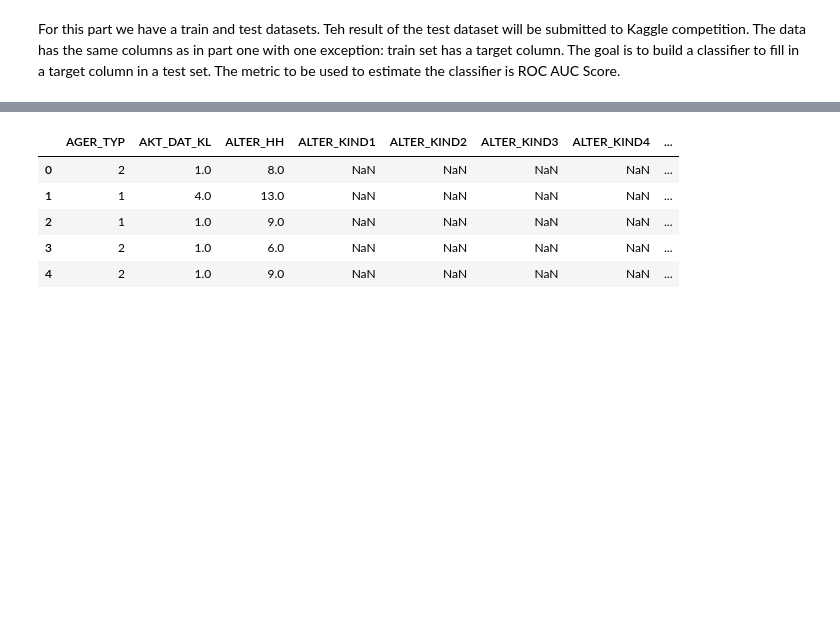
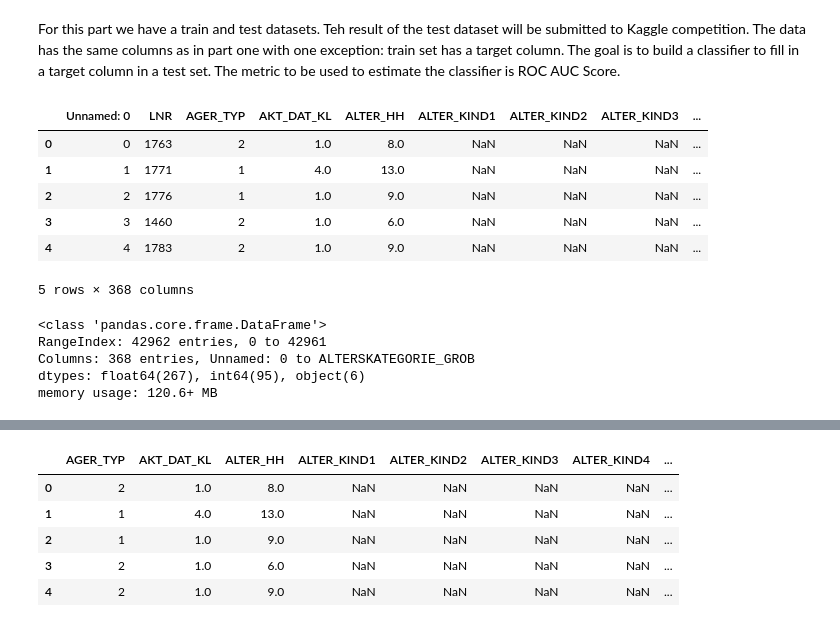
Before and after one commit to KhurazovRuslan/Udacity-Arvato.Datascience-nanodegree-capstone-project, a Jupyter notebook: Capstone.ipynb, the cells around one changed output, grey strips where cells are left out. Drawn from its saved outputs; the diff is of its cells as text; code cells hidden in the pictures; blank space fills up the shorter version.

```diff
--- a/Capstone.ipynb
+++ b/Capstone.ipynb
@@ -563,3 +563,21 @@ For this part we have a train and test datasets. Teh result of the test dataset
 # load train and test set
 mtrain = pd.read_csv('mailout_train.csv')
 mtest = pd.read_csv('mailout_test.csv')
+# %%
+mtrain.head()
+# %% [output]
+|  | Unnamed: 0 | LNR | AGER_TYP | AKT_DAT_KL | ALTER_HH | ALTER_KIND1 | ALTER_KIND2 | ALTER_KIND3 | ... |
+| 0 | 0 | 1763 | 2 | 1.0 | 8.0 | NaN | NaN | NaN | ... |
+| 1 | 1 | 1771 | 1 | 4.0 | 13.0 | NaN | NaN | NaN | ... |
+| 2 | 2 | 1776 | 1 | 1.0 | 9.0 | NaN | NaN | NaN | ... |
+| 3 | 3 | 1460 | 2 | 1.0 | 6.0 | NaN | NaN | NaN | ... |
+| 4 | 4 | 1783 | 2 | 1.0 | 9.0 | NaN | NaN | NaN | ... |
+5 rows × 368 columns
+# %%
+mtrain.info()
+# %% [output]
+<class 'pandas.core.frame.DataFrame'>
+RangeIndex: 42962 entries, 0 to 42961
+Columns: 368 entries, Unnamed: 0 to ALTERSKATEGORIE_GROB
+dtypes: float64(267), int64(95), object(6)
+memory usage: 120.6+ MB
```
Also changed, not shown: parts of 3 cells of this notebook.
